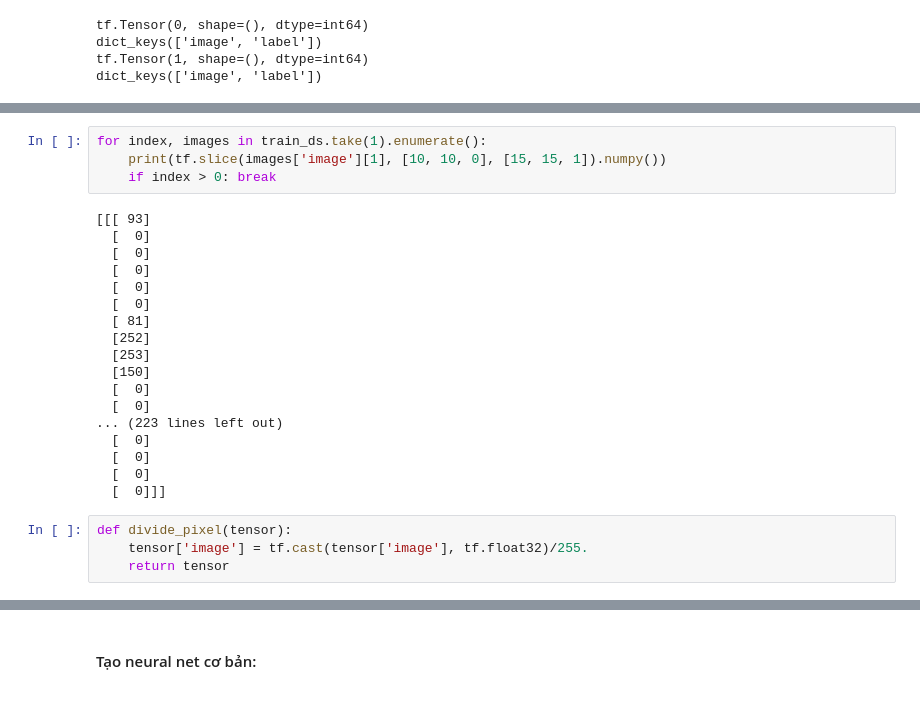
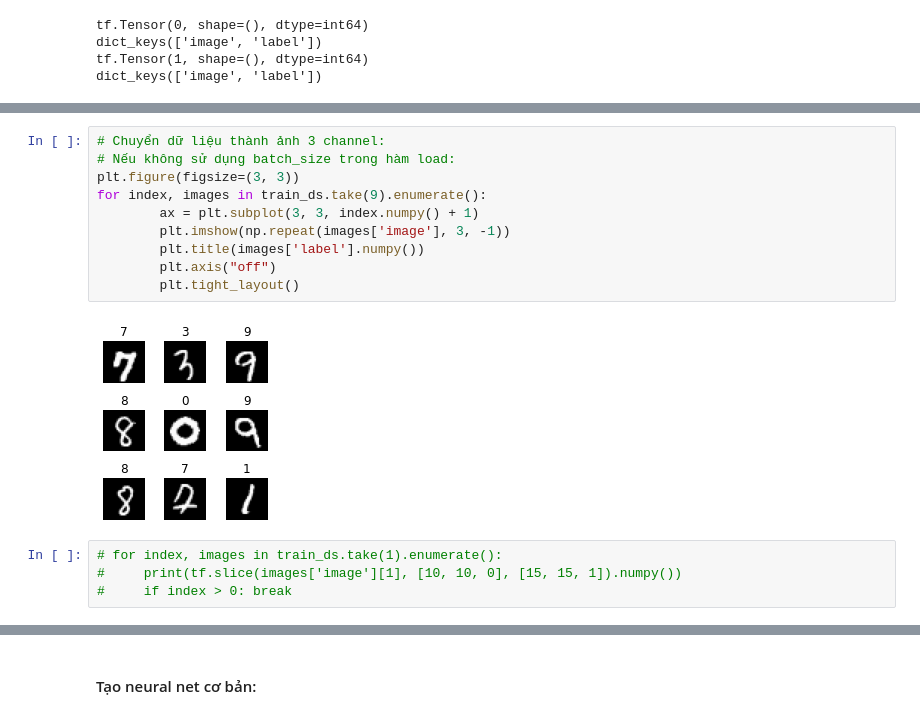
Before and after one commit to ddpham/TFExam, a Jupyter notebook: nbs/image/image_dataset.ipynb, the cells around one changed output, grey strips where cells are left out. Cells and saved outputs as stored; diff of their text form.

```diff
--- a/nbs/image/image_dataset.ipynb
+++ b/nbs/image/image_dataset.ipynb
@@ -306,26 +338,16 @@ for index, images in train_ds.take(1).enumerate():
+# %%
+# Chuyển dữ liệu thành ảnh 3 channel:
+# Nếu không sử dụng batch_size trong hàm load:
+plt.figure(figsize=(3, 3))
+for index, images in train_ds.take(9).enumerate():
+        ax = plt.subplot(3, 3, index.numpy() + 1)
+        plt.imshow(np.repeat(images['image'], 3, -1))
+        plt.title(images['label'].numpy())
+        plt.axis("off")
+        plt.tight_layout()
+# %% [output]
+[figure, added]
 # %%
-for index, images in train_ds.take(1).enumerate():
-    print(tf.slice(images['image'][1], [10, 10, 0], [15, 15, 1]).numpy())
-    if index > 0: break
+# for index, images in train_ds.take(1).enumerate():
+#     print(tf.slice(images['image'][1], [10, 10, 0], [15, 15, 1]).numpy())
+#     if index > 0: break
-# %% [output]
-[[[ 93]
-  [  0]
-  [  0]
-  [  0]
-  [  0]
-  [  0]
-  [ 81]
-  [252]
-  [253]
-  [150]
-  [  0]
-  [  0]
-... (223 lines left out)
-  [  0]
-  [  0]
-  [  0]
-  [  0]]]
-# %%
-def divide_pixel(tensor):
-    tensor['image'] = tf.cast(tensor['image'], tf.float32)/255.
-    return tensor
```
Also changed, not shown: parts of 38 cells of this notebook.
